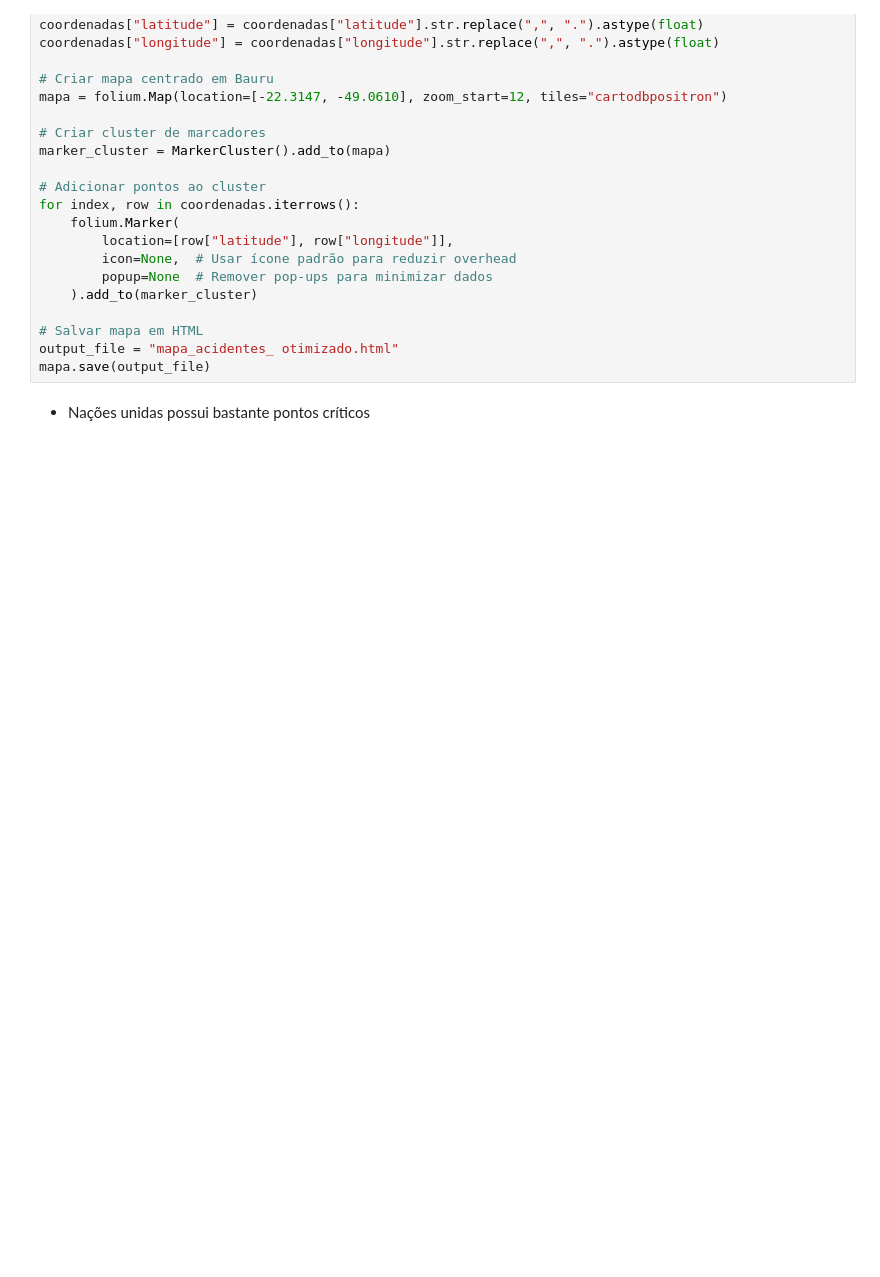
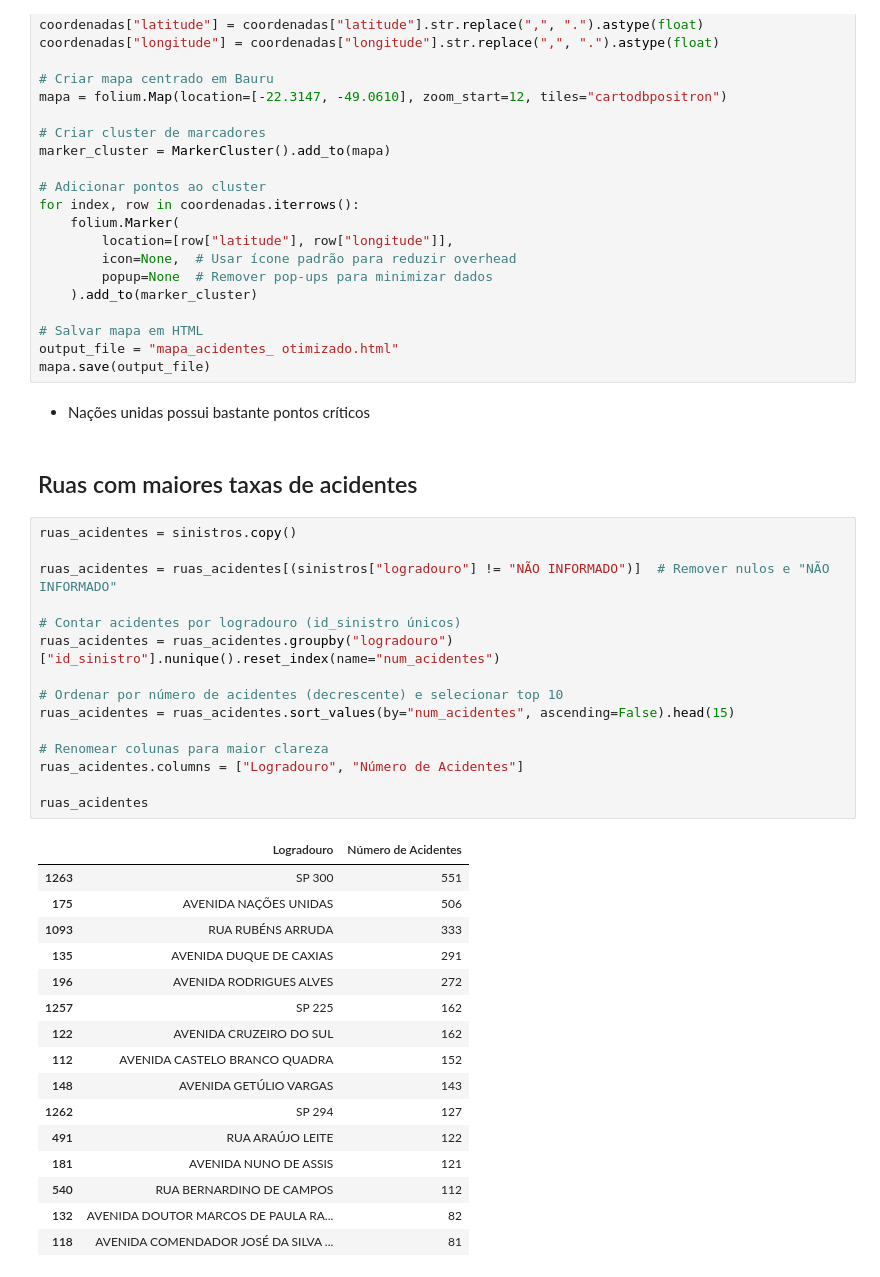
Before and after one commit to PedroSmithhh/TCC, a Jupyter notebook: pedro-insights.ipynb, the cells around one changed output. Cells and saved outputs as stored; diff of their text form; blank space fills up the shorter version.

```diff
--- a/pedro-insights.ipynb
+++ b/pedro-insights.ipynb
@@ -330,3 +330,37 @@ output_file = "mapa_acidentes_ otimizado.html"
 mapa.save(output_file)
 # %% [markdown]
 - Nações unidas possui bastante pontos críticos
+# %% [markdown]
+## Ruas com maiores taxas de acidentes
+# %%
+ruas_acidentes = sinistros.copy()
+
+ruas_acidentes = ruas_acidentes[(sinistros["logradouro"] != "NÃO INFORMADO")]  # Remover nulos e "NÃO INFORMADO"
+
+# Contar acidentes por logradouro (id_sinistro únicos)
+ruas_acidentes = ruas_acidentes.groupby("logradouro")["id_sinistro"].nunique().reset_index(name="num_acidentes")
+
+# Ordenar por número de acidentes (decrescente) e selecionar top 10
+ruas_acidentes = ruas_acidentes.sort_values(by="num_acidentes", ascending=False).head(15)
+
+# Renomear colunas para maior clareza
+ruas_acidentes.columns = ["Logradouro", "Número de Acidentes"]
+
+ruas_acidentes
+# %% [output]
+|  | Logradouro | Número de Acidentes |
+| 1263 | SP 300 | 551 |
+| 175 | AVENIDA NAÇÕES UNIDAS | 506 |
+| 1093 | RUA RUBÉNS ARRUDA | 333 |
+| 135 | AVENIDA DUQUE DE CAXIAS | 291 |
+| 196 | AVENIDA RODRIGUES ALVES | 272 |
+| 1257 | SP 225 | 162 |
+| 122 | AVENIDA CRUZEIRO DO SUL | 162 |
+| 112 | AVENIDA CASTELO BRANCO QUADRA | 152 |
+| 148 | AVENIDA GETÚLIO VARGAS | 143 |
+| 1262 | SP 294 | 127 |
+| 491 | RUA ARAÚJO LEITE | 122 |
+| 181 | AVENIDA NUNO DE ASSIS | 121 |
+| 540 | RUA BERNARDINO DE CAMPOS | 112 |
+| 132 | AVENIDA DOUTOR MARCOS DE PAULA RA... | 82 |
+| 118 | AVENIDA COMENDADOR JOSÉ DA SILVA ... | 81 |
```
Also changed, not shown: 14 other files.
